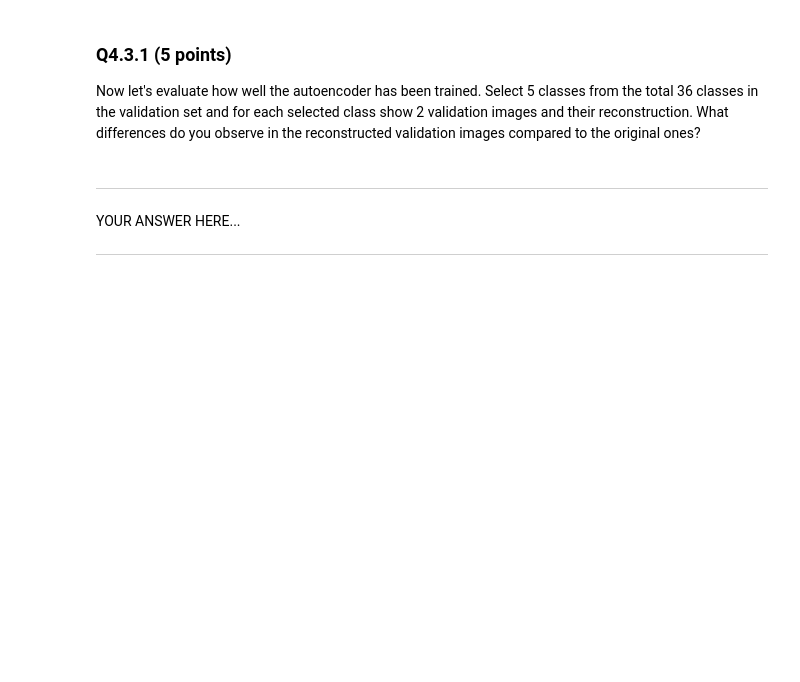
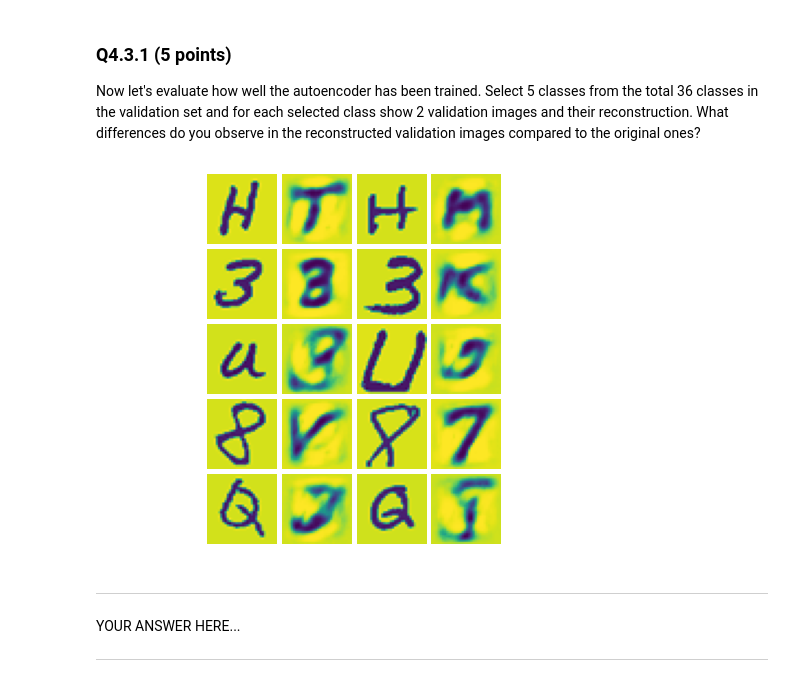
Before and after one commit to PAOK-2001/ComputerVision-16720, a Jupyter notebook: hw5/HW5_NeuralNetworks.ipynb, the cells around one changed output. Saved outputs shown, nothing was run; the diff lists cells and outputs as text; code cells hidden in the pictures; blank space fills up the shorter version.

```diff
--- a/hw5/HW5_NeuralNetworks.ipynb
+++ b/hw5/HW5_NeuralNetworks.ipynb
@@ -694,7 +694,7 @@ def train_nist(
             avg_acc    += acc  / batch_num
             # backward
             grad0 = out_prob - yb
-            grad_prev = backwards(grad0, params, layers[1], linear_deriv)
+            grad_prev = backwards(grad0, params, layers[-1], linear_deriv)
             for l in layers[0::-1]:
                 grad_prev = backwards(grad_prev, params, l, sigmoid_deriv)
 
@@ -1080,35 +1127,38 @@ Now let's evaluate how well the autoencoder has been trained. Select 5 classes f
 # %%
 ############################## Q 4.3.1 ##############################
 # choose 5 classes (change if you want)
 visualize_labels = ["H", "3", "U", "8", "Q"]
-
 # get 2 validation images from each label to visualize
 visualize_x = np.zeros((2*len(visualize_labels), valid_x.shape[1]))
 for i, label in enumerate(visualize_labels):
     idx = 26+int(label) if label.isnumeric() else string.ascii_lowercase.index(label.lower())
     choices = np.random.choice(np.arange(100*idx, 100*(idx+1)), 2, replace=False)
     visualize_x[2*i:2*i+2] = valid_x[choices]
 
 # run visualize_x through your network
 # using the forward() function you wrote in Q2.2.1
-reconstructed_x = visualize_x
-# TODO: name the output reconstructed_x
-##########################
-##### your code here #####
-##########################
 
-
+for l in layers.keys():
+    if l == 'feat_in':
+        hidden = forward(xb, trained_autoencoder, l, activation= layers[l])
+    elif l == 'out':
+        out_ = forward(hidden, trained_autoencoder, l, activation= layers[l])
+    else:
+        hidden = forward(hidden, trained_autoencoder, l, activation= layers[l])
+reconstructed_x = out_
 # visualize
 fig = plt.figure()
 plt.axis("off")
 grid = ImageGrid(fig, 111, nrows_ncols=(len(visualize_labels), 4), axes_pad=0.05)
 for i, ax in enumerate(grid):
     if i % 2 == 0:
         ax.imshow(visualize_x[i//2].reshape((32, 32)).T)
     else:
         ax.imshow(reconstructed_x[i//2].reshape((32, 32)).T)
     ax.set_axis_off()
 plt.show()
+# %% [output]
+[figure, added]
 # %% [markdown]
 ---
 
```
Also changed, not shown: parts of 3 cells of this notebook, 1 other file.
